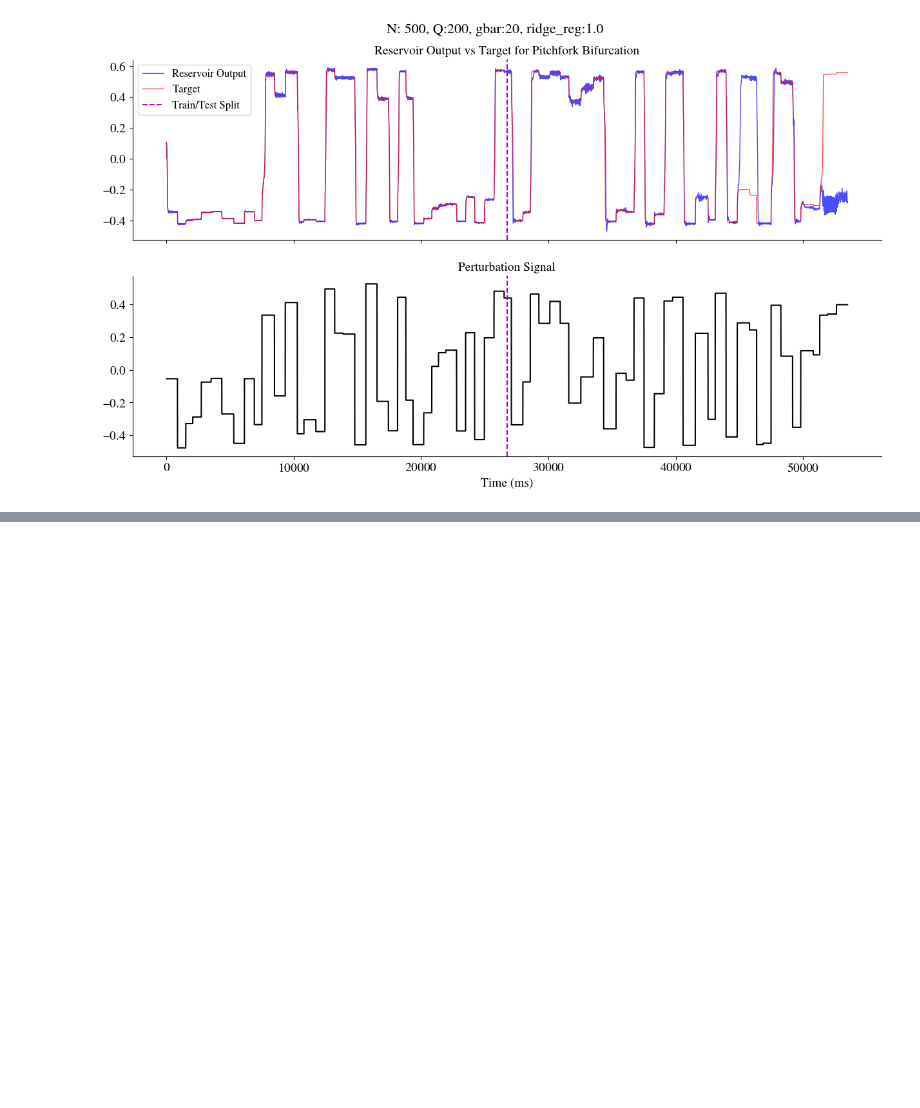
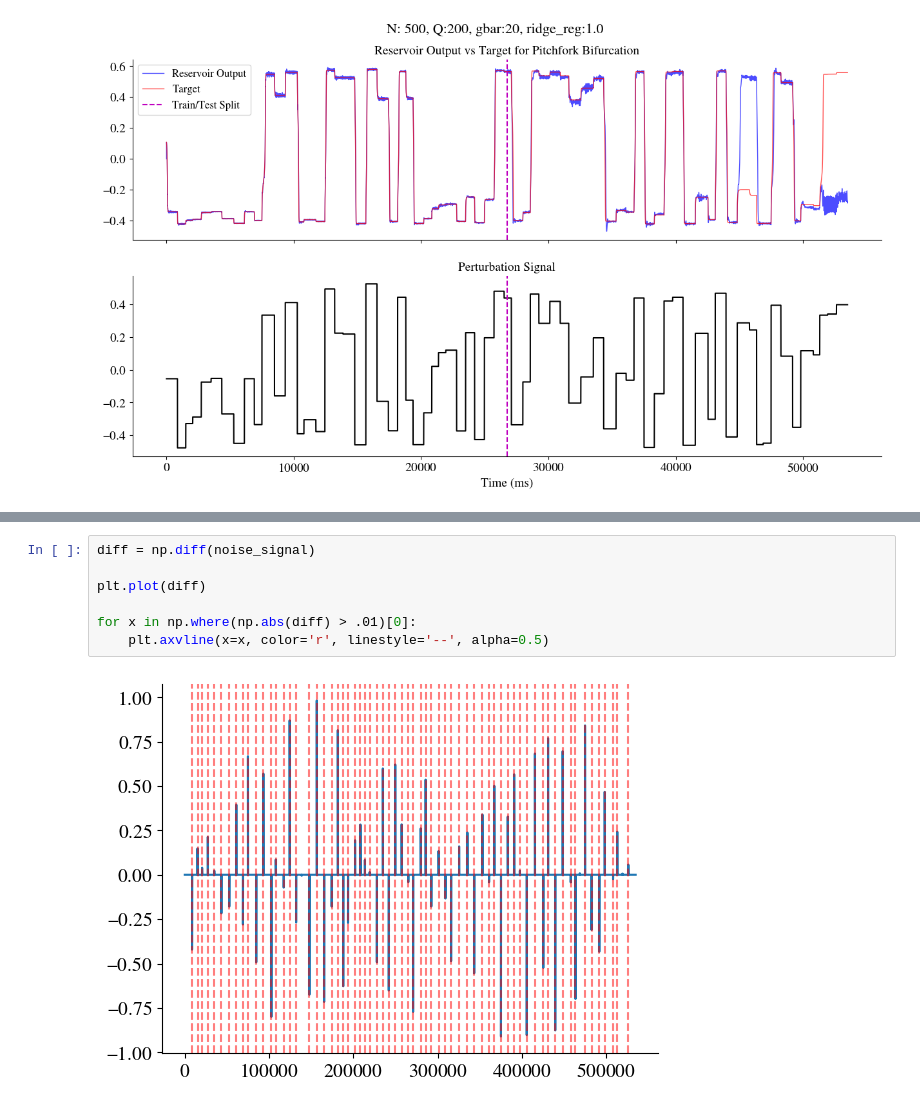
Before and after one commit to themahani/ml_force_research, a Jupyter notebook: morris_lecar/bifurcation_task.ipynb, the cells around one changed output, grey strips where cells are left out. Drawn from its saved outputs; the diff is of its cells as text; blank space fills up the shorter version.

```diff
--- a/morris_lecar/bifurcation_task.ipynb
+++ b/morris_lecar/bifurcation_task.ipynb
@@ -356,0 +368,9 @@ plt.show()
+# %%
+diff = np.diff(noise_signal)
+
+plt.plot(diff)
+
+for x in np.where(np.abs(diff) > .01)[0]:
+    plt.axvline(x=x, color='r', linestyle='--', alpha=0.5)
+# %% [output]
+[figure, added]
```
Also changed, not shown: parts of 9 cells of this notebook, 6 other files.
